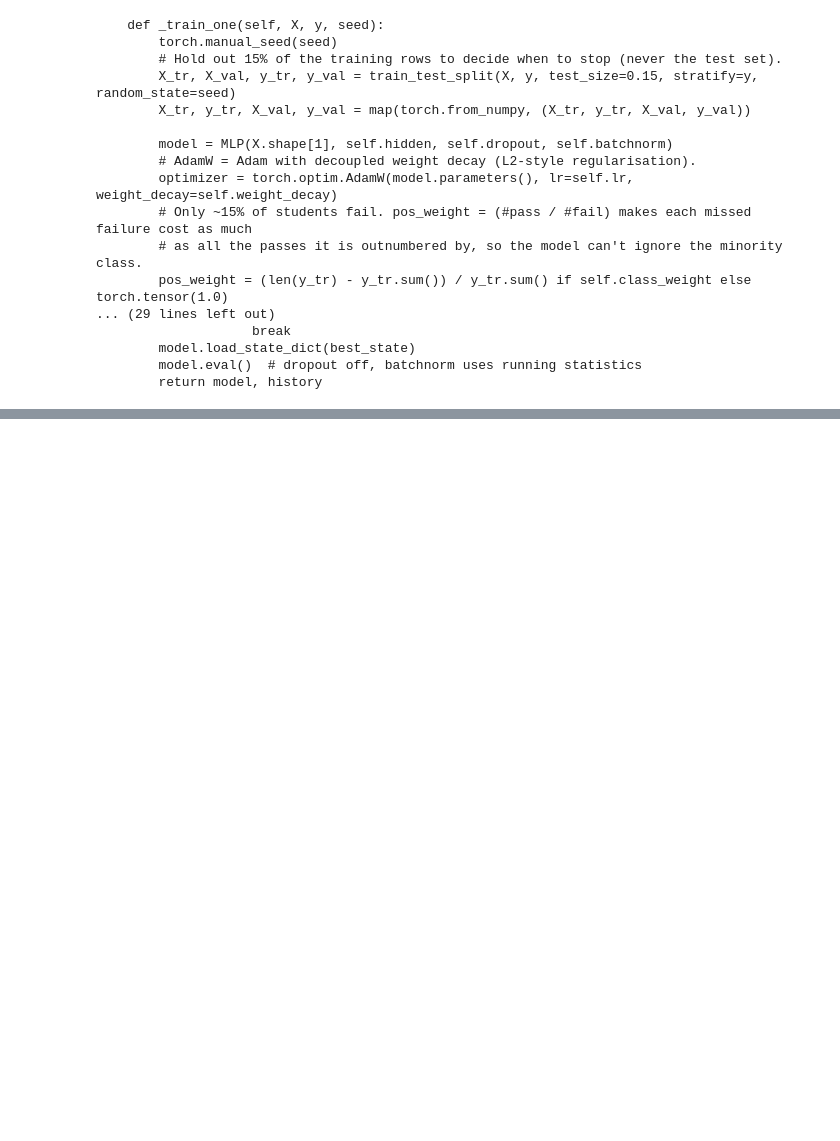
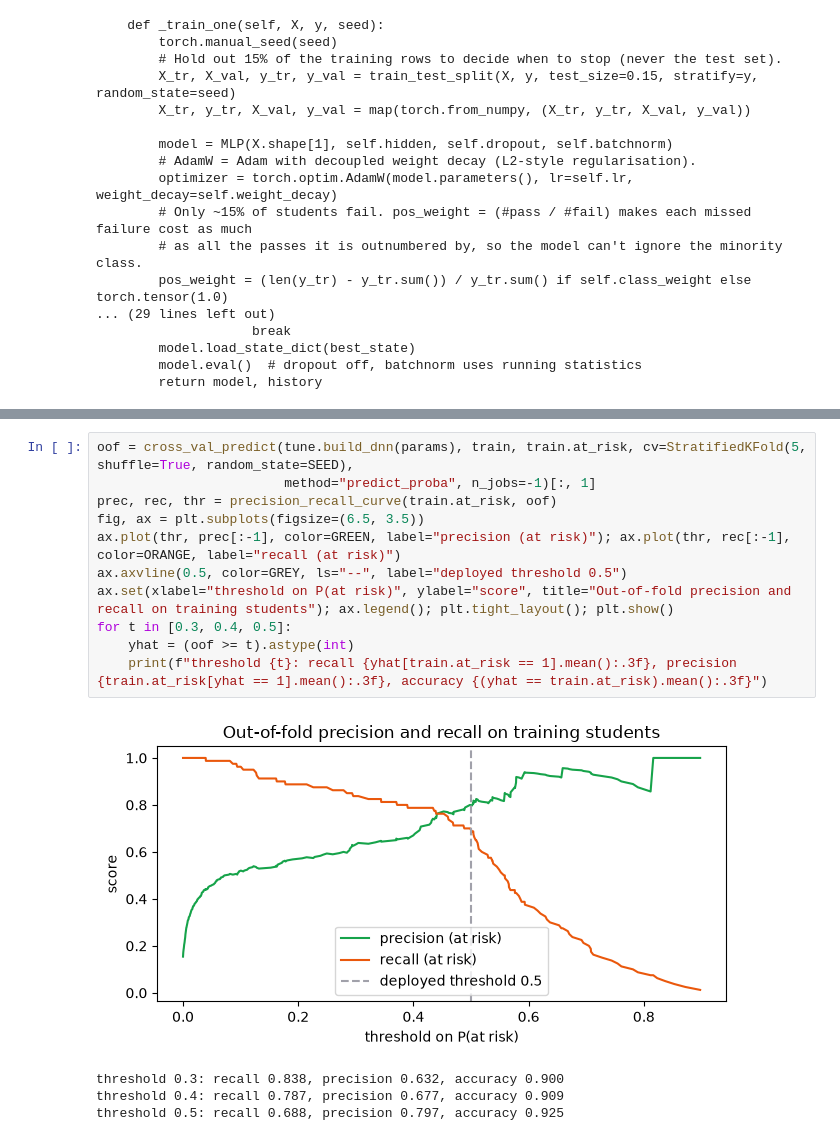
Before and after one commit to auraCodesKM/student-performance-dnn, a Jupyter notebook: student_performance_dnn.ipynb, the cells around one changed output, grey strips where cells are left out. Saved outputs shown, nothing was run; the diff lists cells and outputs as text; blank space fills up the shorter version.

```diff
--- a/student_performance_dnn.ipynb
+++ b/student_performance_dnn.ipynb
@@ -489,0 +490,16 @@ Every decision and its evidence is in `DECISIONS.md`. Full tables are in `result
+# %%
+oof = cross_val_predict(tune.build_dnn(params), train, train.at_risk, cv=StratifiedKFold(5, shuffle=True, random_state=SEED),
+                        method="predict_proba", n_jobs=-1)[:, 1]
+prec, rec, thr = precision_recall_curve(train.at_risk, oof)
+fig, ax = plt.subplots(figsize=(6.5, 3.5))
+ax.plot(thr, prec[:-1], color=GREEN, label="precision (at risk)"); ax.plot(thr, rec[:-1], color=ORANGE, label="recall (at risk)")
+ax.axvline(0.5, color=GREY, ls="--", label="deployed threshold 0.5")
+ax.set(xlabel="threshold on P(at risk)", ylabel="score", title="Out-of-fold precision and recall on training students"); ax.legend(); plt.tight_layout(); plt.show()
+for t in [0.3, 0.4, 0.5]:
+    yhat = (oof >= t).astype(int)
+    print(f"threshold {t}: recall {yhat[train.at_risk == 1].mean():.3f}, precision {train.at_risk[yhat == 1].mean():.3f}, accuracy {(yhat == train.at_risk).mean():.3f}")
+# %% [output]
+[figure, added]
+threshold 0.3: recall 0.838, precision 0.632, accuracy 0.900
+threshold 0.4: recall 0.787, precision 0.677, accuracy 0.909
+threshold 0.5: recall 0.688, precision 0.797, accuracy 0.925
```
Also changed, not shown: parts of 73 cells of this notebook.
